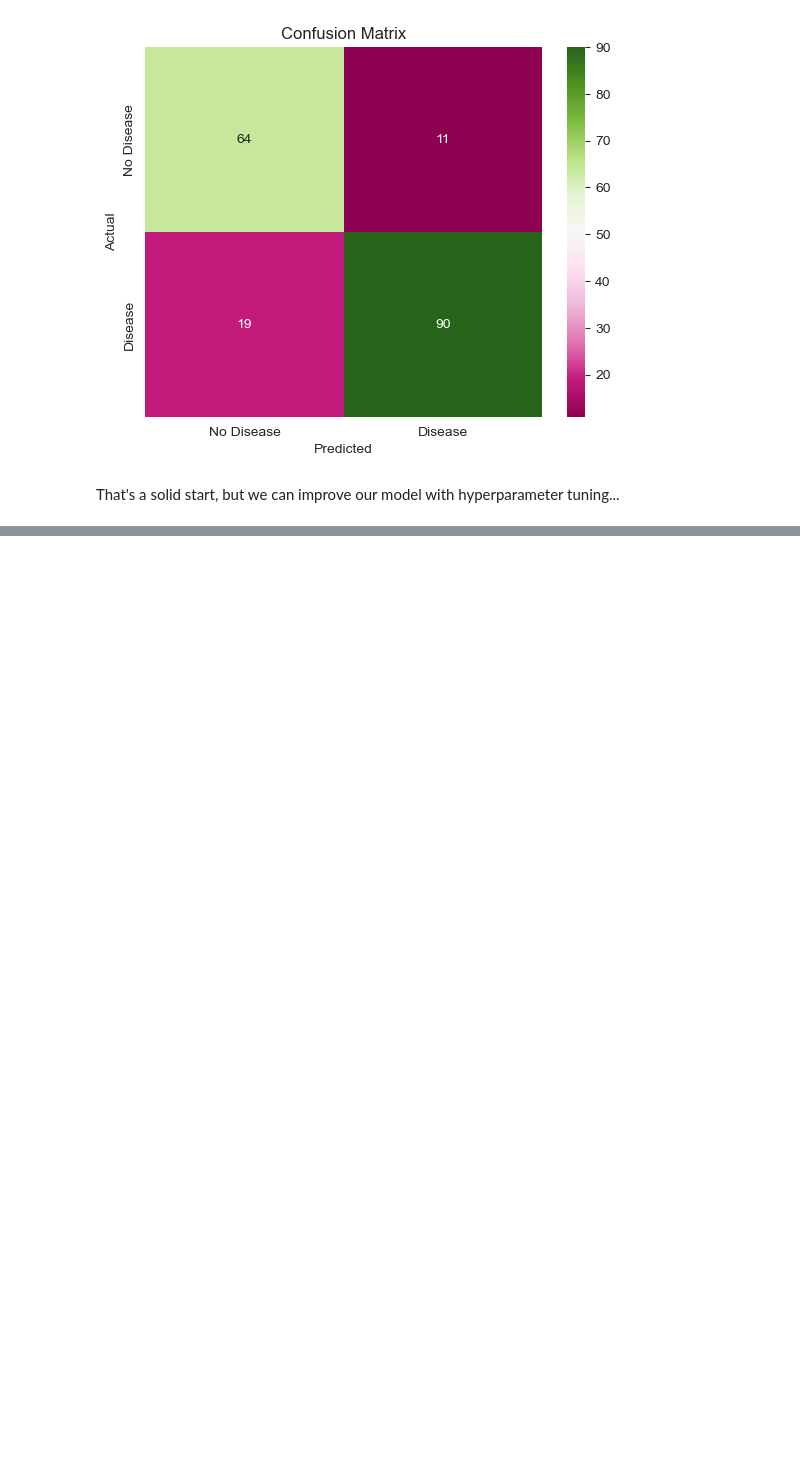
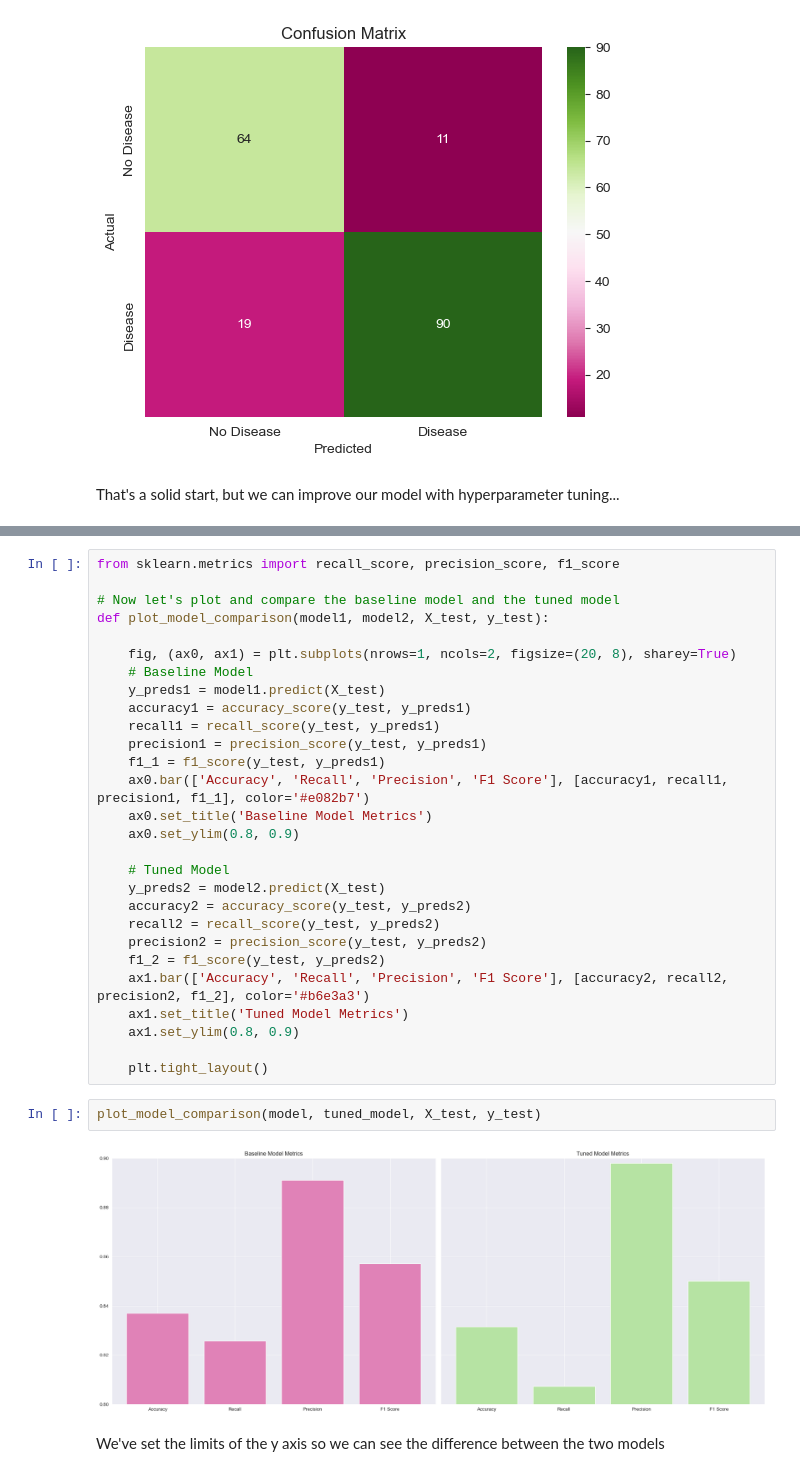
Before and after one commit to imelinc/heart-disease-project, a Jupyter notebook: heart-disease-project.ipynb, the cells around one changed output, grey strips where cells are left out. Drawn from its saved outputs; the diff is of its cells as text; blank space fills up the shorter version.

```diff
--- a/heart-disease-project.ipynb
+++ b/heart-disease-project.ipynb
@@ -552,0 +554,34 @@ plt.ylabel("Actual");
+# %%
+from sklearn.metrics import recall_score, precision_score, f1_score
+
+# Now let's plot and compare the baseline model and the tuned model
+def plot_model_comparison(model1, model2, X_test, y_test):
+
+    fig, (ax0, ax1) = plt.subplots(nrows=1, ncols=2, figsize=(20, 8), sharey=True)
+    # Baseline Model
+    y_preds1 = model1.predict(X_test)
+    accuracy1 = accuracy_score(y_test, y_preds1)
+    recall1 = recall_score(y_test, y_preds1)
+    precision1 = precision_score(y_test, y_preds1)
+    f1_1 = f1_score(y_test, y_preds1)
+    ax0.bar(['Accuracy', 'Recall', 'Precision', 'F1 Score'], [accuracy1, recall1, precision1, f1_1], color='#e082b7')
+    ax0.set_title('Baseline Model Metrics')
+    ax0.set_ylim(0.8, 0.9)
+
+    # Tuned Model
+    y_preds2 = model2.predict(X_test)
+    accuracy2 = accuracy_score(y_test, y_preds2)
+    recall2 = recall_score(y_test, y_preds2)
+    precision2 = precision_score(y_test, y_preds2)
+    f1_2 = f1_score(y_test, y_preds2)
+    ax1.bar(['Accuracy', 'Recall', 'Precision', 'F1 Score'], [accuracy2, recall2, precision2, f1_2], color='#b6e3a3')
+    ax1.set_title('Tuned Model Metrics')
+    ax1.set_ylim(0.8, 0.9)
+
+    plt.tight_layout()
+# %%
+plot_model_comparison(model, tuned_model, X_test, y_test)
+# %% [output]
+[figure, added]
+# %% [markdown]
+We've set the limits of the y axis so we can see the difference between the two models
```
Also changed, not shown: parts of 5 cells of this notebook.
